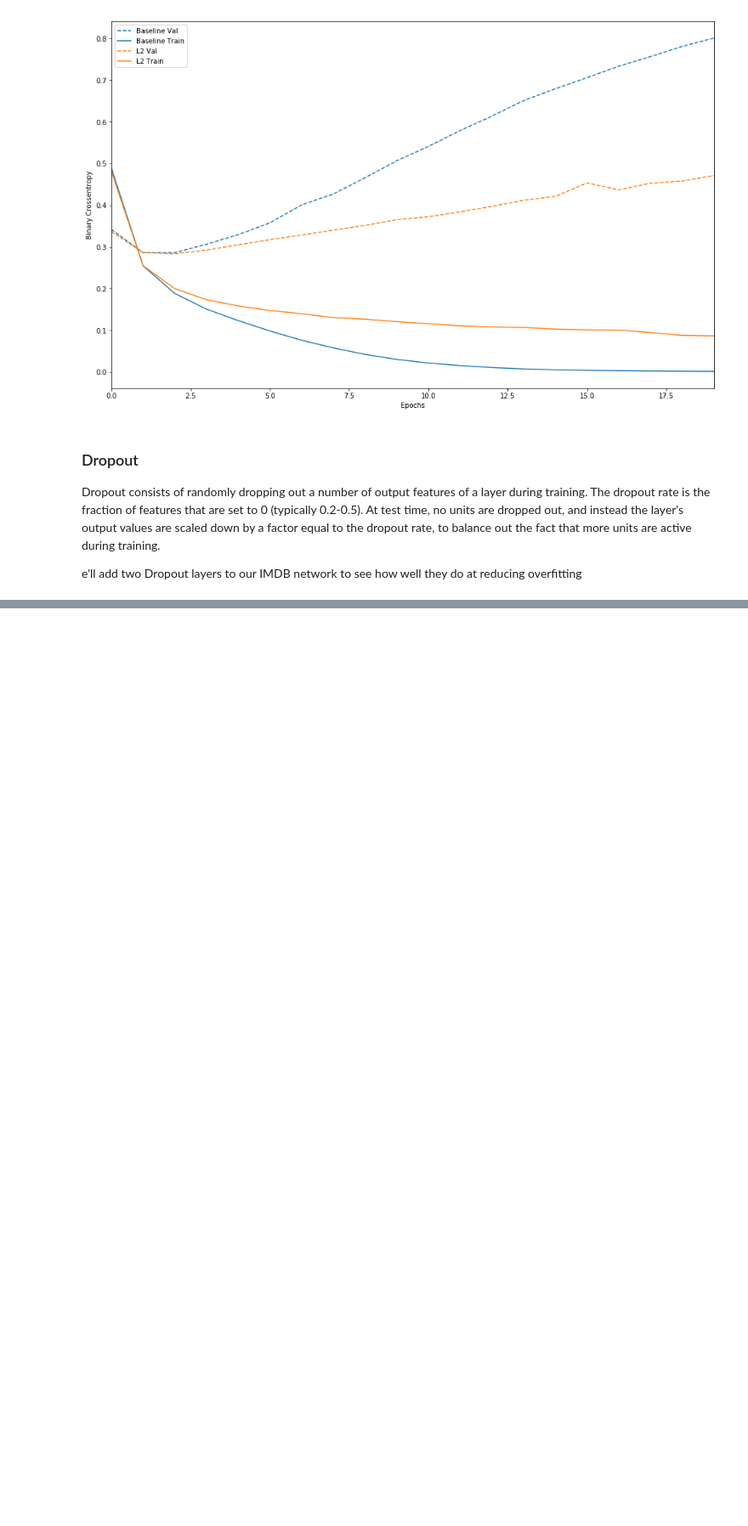
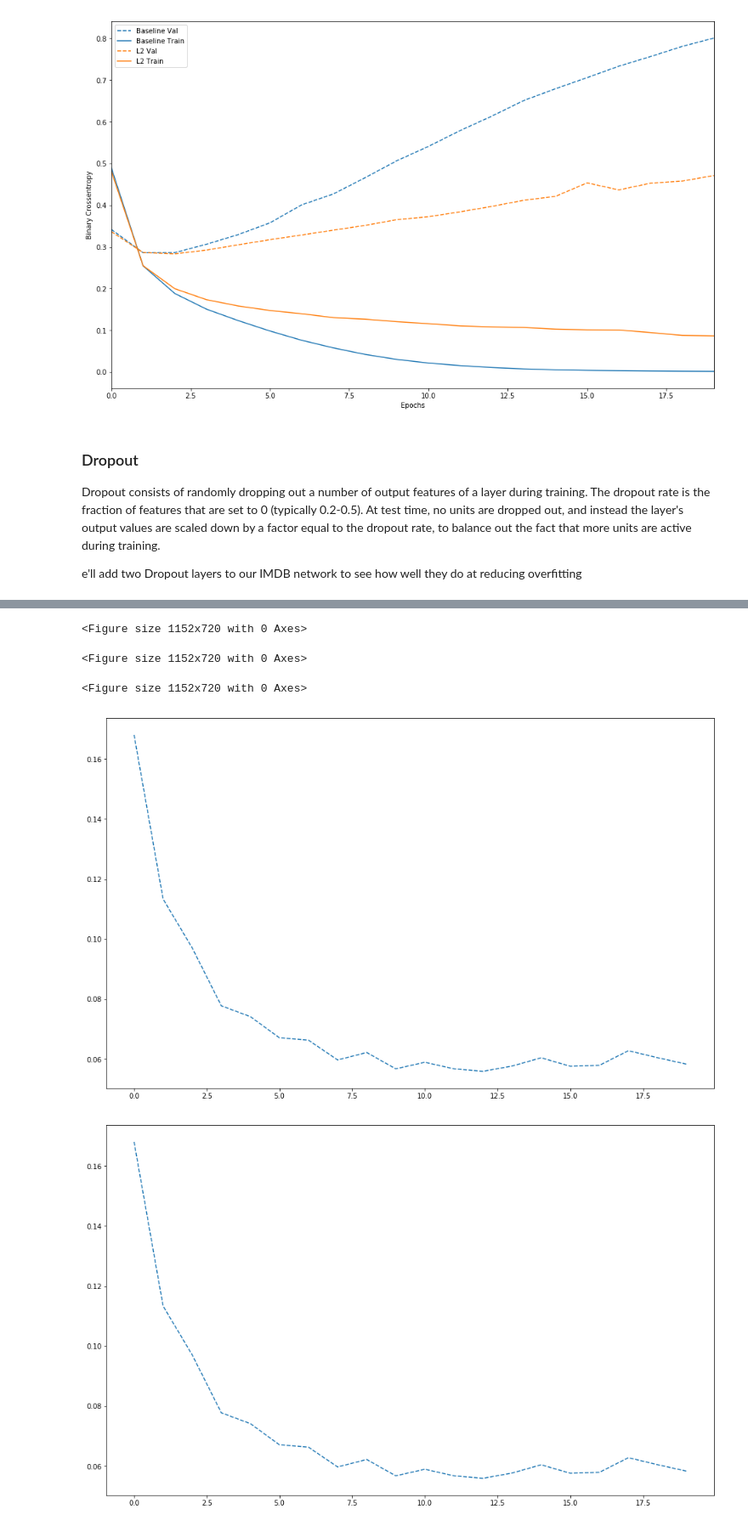
Before and after one commit to ijkaylin/ExampleNotebooks, a Jupyter notebook: Introduction to Tensorflow.ipynb, the cells around one changed output, grey strips where cells are left out. Shown at 85% size. Saved outputs shown, nothing was run; the diff lists cells and outputs as text; code cells hidden in the pictures; blank space fills up the shorter version.

Commit message:
ADDED TF
MNIST extension added

```diff
--- a/Introduction to Tensorflow.ipynb
+++ b/Introduction to Tensorflow.ipynb
@@ -376,0 +385,29 @@ plot_history([('baseline', baseline_history),
+# %%
+mnist = tf.keras.datasets.mnist
+
+#Note each row in x_train is a 28x28 image
+(x_train, y_train),(x_test, y_test) = mnist.load_data()
+x_train, x_test = x_train / 255.0, x_test / 255.0
+
+
+#Define baseline graph architecture
+baseline_model = tf.keras.models.Sequential([
+  tf.keras.layers.Flatten(),
+  tf.keras.layers.Dense(512, activation=tf.nn.relu),
+  tf.keras.layers.Dropout(0.2),
+  tf.keras.layers.Dense(10, activation=tf.nn.softmax)
+])
+
+#Compile optimizer
+baseline_model.compile(optimizer='adam',
+              loss='sparse_categorical_crossentropy',
+              metrics=['accuracy'])
+
+
+#Fit the model with batch size 512 and multiple epochs
+baseline_history = baseline_model.fit(x_train,
+                                      y_train,
+                                      epochs=20,
+                                      batch_size=256,
+                                      validation_data=(x_test, y_test),
+                                      verbose=2)
@@ -376,0 +432,21 @@ plot_history([('baseline', baseline_history),
+# %%
+key='sparse_categorical_crossentropy'
+plt.figure(figsize=(16,10))
+val = plt.plot(baseline_history.epoch, baseline_history.history['val_'+'loss'],
+               '--', label='Baseline Val')
+plt.plot(baseline_history.epoch, baseline_history.history['loss'], color=val[0].get_color(),
+         label='Baseline Train')
+
+plt.xlabel('Epochs')
+plt.ylabel(key.replace('_',' ').title())
+plt.legend()
+
+plt.xlim([0,max(baseline_history.epoch)])
+
+plt.show()
+# %% [output]
+<Figure size 1152x720 with 0 Axes>
+<Figure size 1152x720 with 0 Axes>
+<Figure size 1152x720 with 0 Axes>
+[figure, added]
+[figure, added]
```
Also changed, not shown: parts of 5 cells of this notebook.
